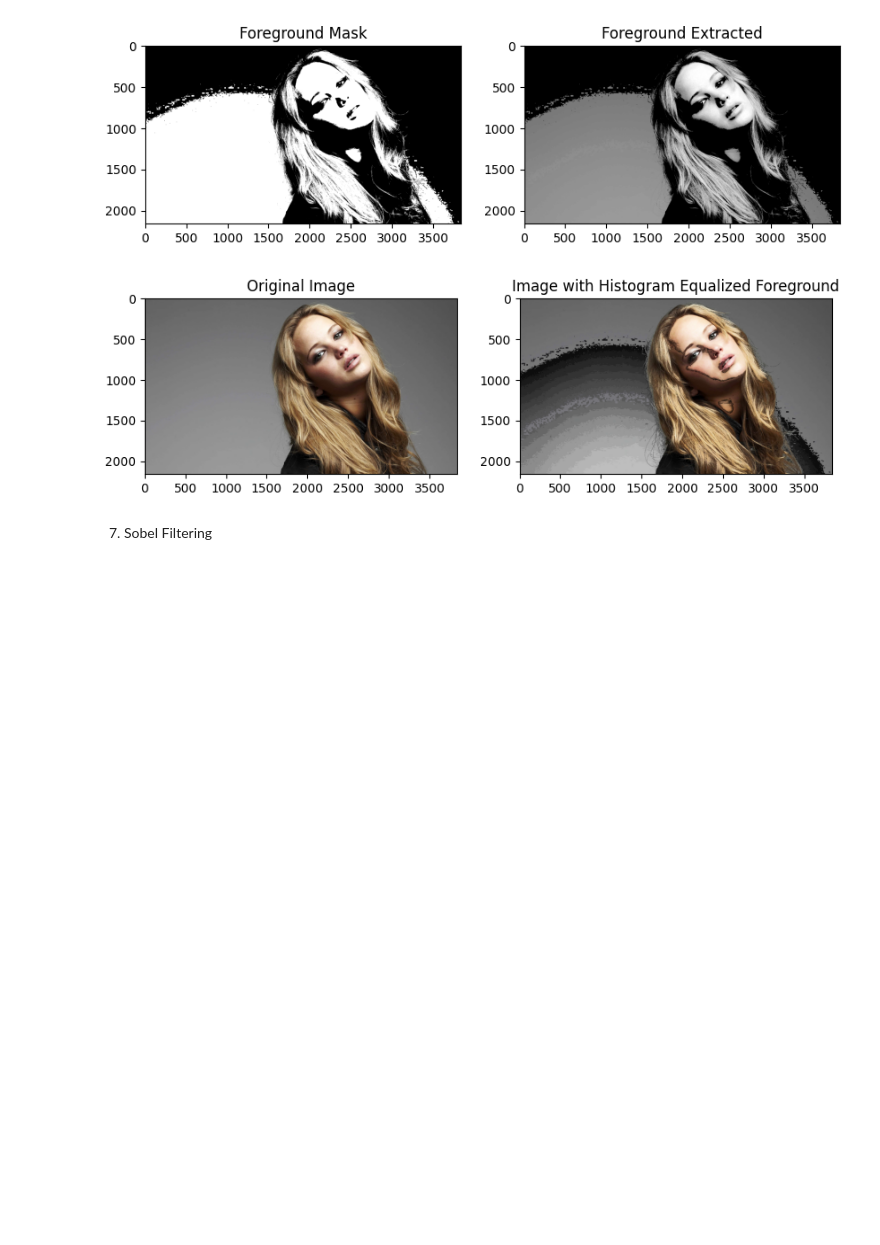
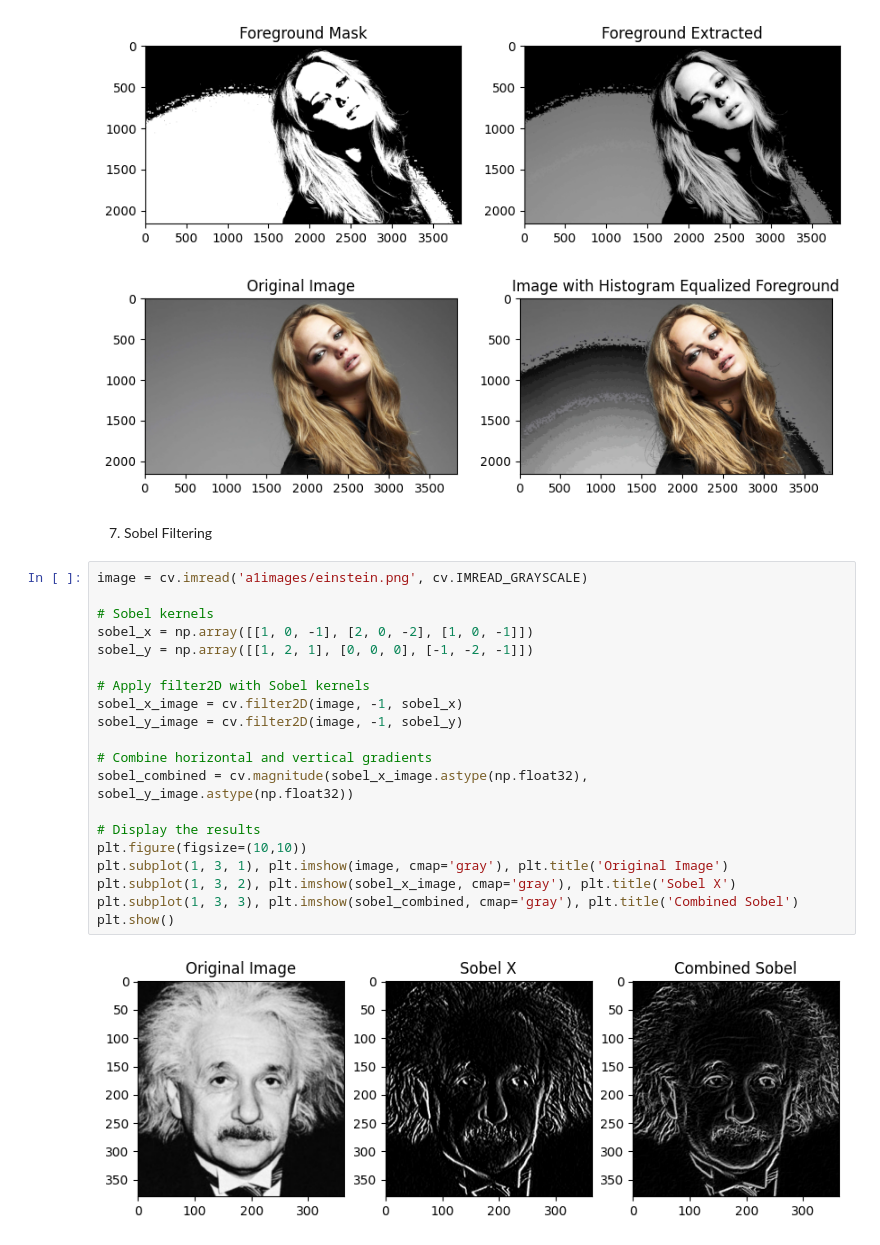
Before and after one commit to RPX2001/Assignment1_EN3160, a Jupyter notebook: 210451U_Assignment1.ipynb, the cells around one changed output. Saved outputs shown, nothing was run; the diff lists cells and outputs as text; blank space fills up the shorter version.

```diff
--- a/210451U_Assignment1.ipynb
+++ b/210451U_Assignment1.ipynb
@@ -391,3 +386,25 @@ plt.show()
 [figure]
 # %% [markdown]
 7. Sobel Filtering
+# %%
+image = cv.imread('a1images/einstein.png', cv.IMREAD_GRAYSCALE)
+
+# Sobel kernels
+sobel_x = np.array([[1, 0, -1], [2, 0, -2], [1, 0, -1]])
+sobel_y = np.array([[1, 2, 1], [0, 0, 0], [-1, -2, -1]])
+
+# Apply filter2D with Sobel kernels
+sobel_x_image = cv.filter2D(image, -1, sobel_x)
+sobel_y_image = cv.filter2D(image, -1, sobel_y)
+
+# Combine horizontal and vertical gradients
+sobel_combined = cv.magnitude(sobel_x_image.astype(np.float32), sobel_y_image.astype(np.float32))
+
+# Display the results
+plt.figure(figsize=(10,10))
+plt.subplot(1, 3, 1), plt.imshow(image, cmap='gray'), plt.title('Original Image')
+plt.subplot(1, 3, 2), plt.imshow(sobel_x_image, cmap='gray'), plt.title('Sobel X')
+plt.subplot(1, 3, 3), plt.imshow(sobel_combined, cmap='gray'), plt.title('Combined Sobel')
+plt.show()
+# %% [output]
+[figure, added]
```
Also changed, not shown: parts of 3 cells of this notebook.
